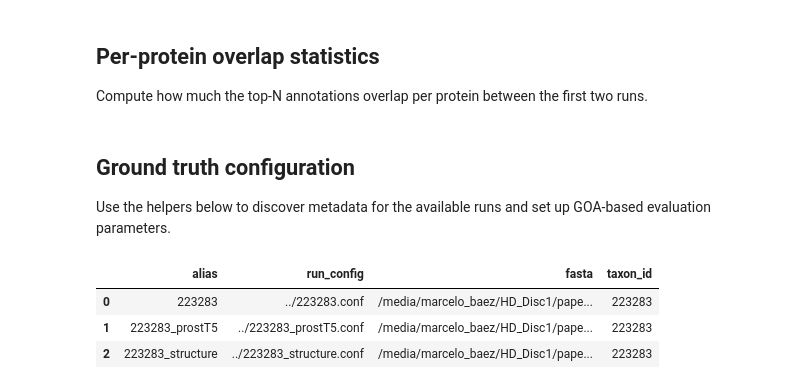
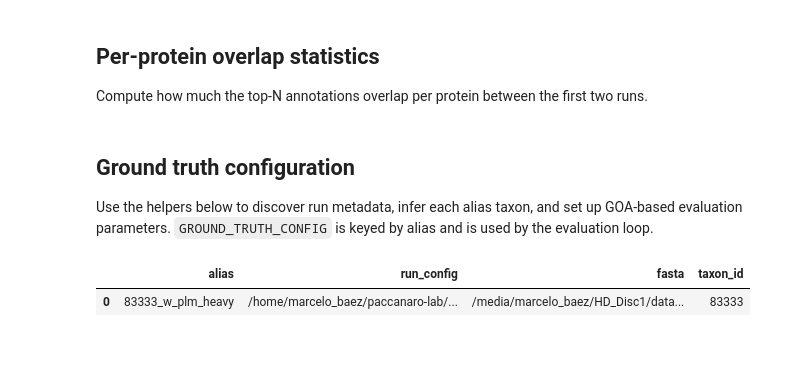
Before and after one commit to Mbaez97/S2F, a Jupyter notebook: notebooks/performance_analysis.ipynb, the cells around one changed output. Cells and saved outputs as stored; diff of their text form; code cells hidden in the pictures; blank space fills up the shorter version.

```diff
--- a/notebooks/performance_analysis.ipynb
+++ b/notebooks/performance_analysis.ipynb
@@ -29,11 +29,12 @@ if not hasattr(np, 'int'):
 if not hasattr(np, 'bool'):
     np.bool = bool  # type: ignore[attr-defined]
 
-CONFIG_PATH = Path('s2f.conf')
+CONFIG_PATH = Path('../s2f.conf')
 config = configparser.ConfigParser()
 if not CONFIG_PATH.exists():
     raise FileNotFoundError(f'Configuration file not found: {CONFIG_PATH.resolve()}. Update CONFIG_PATH to match your setup.')
 config.read(CONFIG_PATH)
+PROJECT_ROOT = CONFIG_PATH.resolve().parent
 
 BASE_OUTPUT = Path(config['directories']['installation_directory']).expanduser() / 'output'
 if not BASE_OUTPUT.exists():
@@ -43,7 +44,7 @@ FILTERED_GOA_PATH = Path(config.get('databases', 'filtered_goa', fallback='filte
 if not FILTERED_GOA_PATH.exists():
     raise FileNotFoundError(f'Filtered GOA file not found: {FILTERED_GOA_PATH}. Update FILTERED_GOA_PATH below if your data lives elsewhere.')
 
-DEFAULT_OBO_PATH = Path('go.obo').resolve()
+DEFAULT_OBO_PATH = PROJECT_ROOT / 'go.obo'
 if not DEFAULT_OBO_PATH.exists():
     raise FileNotFoundError(f'GO ontology file not found: {DEFAULT_OBO_PATH}. Update DEFAULT_OBO_PATH to point at your go.obo file.')
 
@@ -252,18 +316,39 @@ else:
 # %% [markdown]
 ## Ground truth configuration
 
-Use the helpers below to discover metadata for the available runs and set up GOA-based evaluation parameters.
+Use the helpers below to discover run metadata, infer each alias taxon, and set up GOA-based evaluation parameters. `GROUND_TRUTH_CONFIG` is keyed by alias and is used by the evaluation loop.
 # %%
 import re
 
+
 def _parse_taxon_from_fasta(fasta_path):
     """Infer a taxon identifier from the FASTA file name."""
-    stem = Path(fasta_path).stem
+    stem = Path(str(fasta_path)).stem
     match = re.search(r'(\d+)$', stem)
     if match:
         return match.group(1)
     digits = re.findall(r'\d+', stem)
     return digits[-1] if digits else None
+
+
+def _parse_taxon_from_alias(alias):
+    """Infer a taxon identifier from aliases such as 223283_w_equal."""
+    match = re.match(r'(\d+)', str(alias))
+    return match.group(1) if match else None
+
+
+def discover_run_config_paths(project_root: Path = PROJECT_ROOT):
+    """Find run configuration files under the repository conf tree."""
+    paths = []
+    run_conf = project_root / 'run.conf'
+    if run_conf.exists():
+        paths.append(run_conf)
+
+    conf_dir = project_root / 'conf'
+    if conf_dir.exists():
+        paths.extend(conf_dir.rglob('*.conf'))
+
+    return sorted({path.resolve() for path in paths})
 
 
 def discover_run_metadata(run_config_paths):
@@ -276,40 +361,42 @@ def discover_run_metadata(run_config_paths):
             continue
         alias = parser.get('configuration', 'alias', fallback='').strip()
         if not alias:
             continue
         entry = metadata.setdefault(alias, {})
         entry['run_config'] = conf_path
         if parser.has_option('configuration', 'fasta'):
             fasta_path = parser.get('configuration', 'fasta')
             entry['fasta'] = fasta_path
             taxon = _parse_taxon_from_fasta(fasta_path)
             if taxon:
                 entry['taxon_id'] = taxon
     return metadata
 
 
-# RUN_CONFIG_PATHS = sorted(Path('.').glob('run*.conf'))
-RUN_CONFIG_PATHS = sorted(Path('.').glob('../223283*.conf'))
+RUN_CONFIG_PATHS = discover_run_config_paths()
 RUN_METADATA = discover_run_metadata(RUN_CONFIG_PATHS)
+
+for alias in AVAILABLE_RUNS:
+    entry = RUN_METADATA.setdefault(alias, {})
+    entry.setdefault('taxon_id', _parse_taxon_from_alias(alias))
 
 metadata_table = pd.DataFrame(
     [
         {
             'alias': alias,
-            'run_config': str(meta.get('run_config')),
+            'run_config': str(meta.get('run_config')) if meta.get('run_config') else None,
             'fasta': meta.get('fasta'),
             'taxon_id': meta.get('taxon_id'),
         }
         for alias, meta in RUN_METADATA.items()
+        if alias in RUNS_TO_COMPARE
     ]
-).sort_values('alias').reset_index(drop=True) if RUN_METADATA else pd.DataFrame(columns=['alias', 'run_config', 'fasta', 'taxon_id'])
+).sort_values('alias').reset_index(drop=True)
 
 metadata_table
 # %% [output]
 |  | alias | run_config | fasta | taxon_id |
-| 0 | 223283 | ../223283.conf | /media/marcelo_baez/HD_Disc1/pape... | 223283 |
-| 1 | 223283_prostT5 | ../223283_prostT5.conf | /media/marcelo_baez/HD_Disc1/pape... | 223283 |
-| 2 | 223283_structure | ../223283_structure.conf | /media/marcelo_baez/HD_Disc1/pape... | 223283 |
+| 0 | 83333_w_plm_heavy | /home/marcelo_baez/paccanaro-lab/... | /media/marcelo_baez/HD_Disc1/data... | 83333 |
 # %%
 DEFAULT_EVIDENCE_CODES = [
     code.strip()
```
Also changed, not shown: parts of 19 cells of this notebook, 21 other files.
